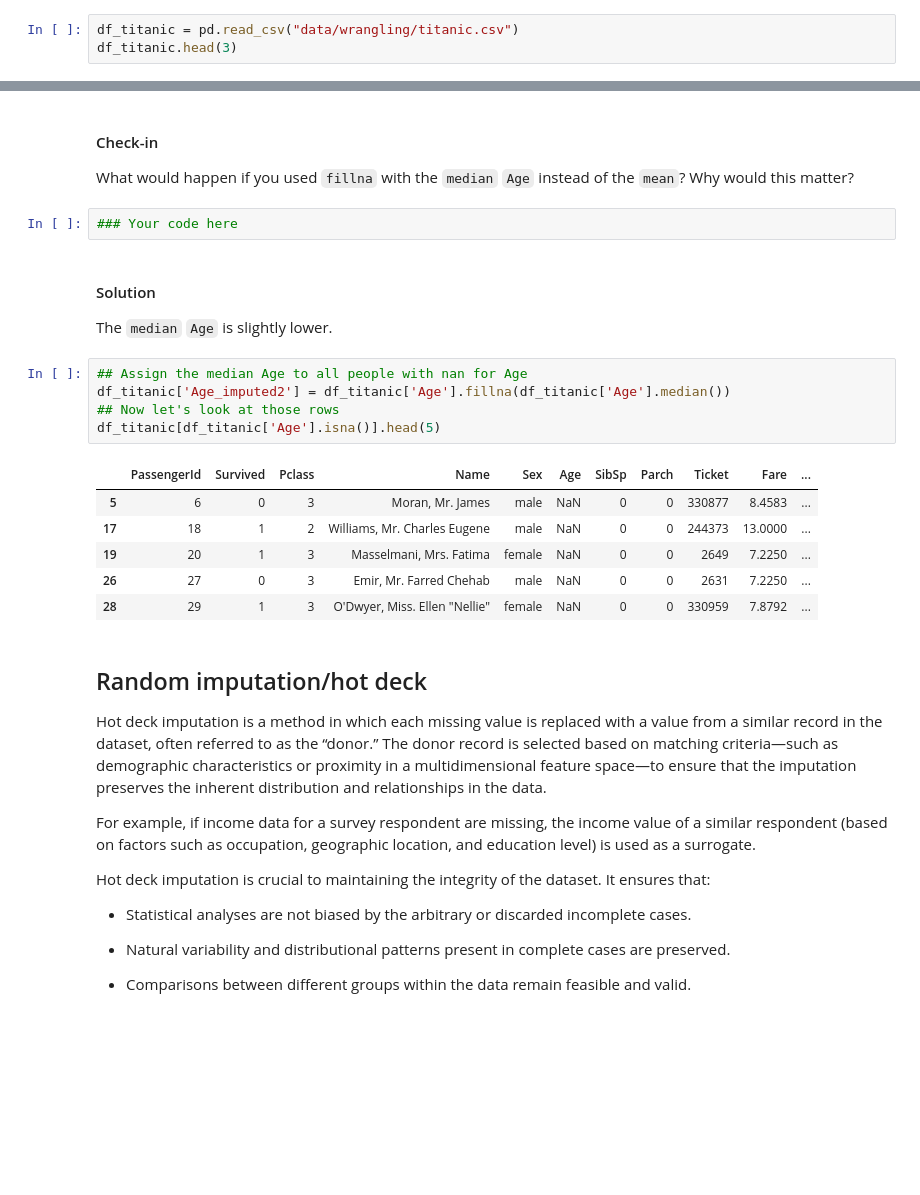
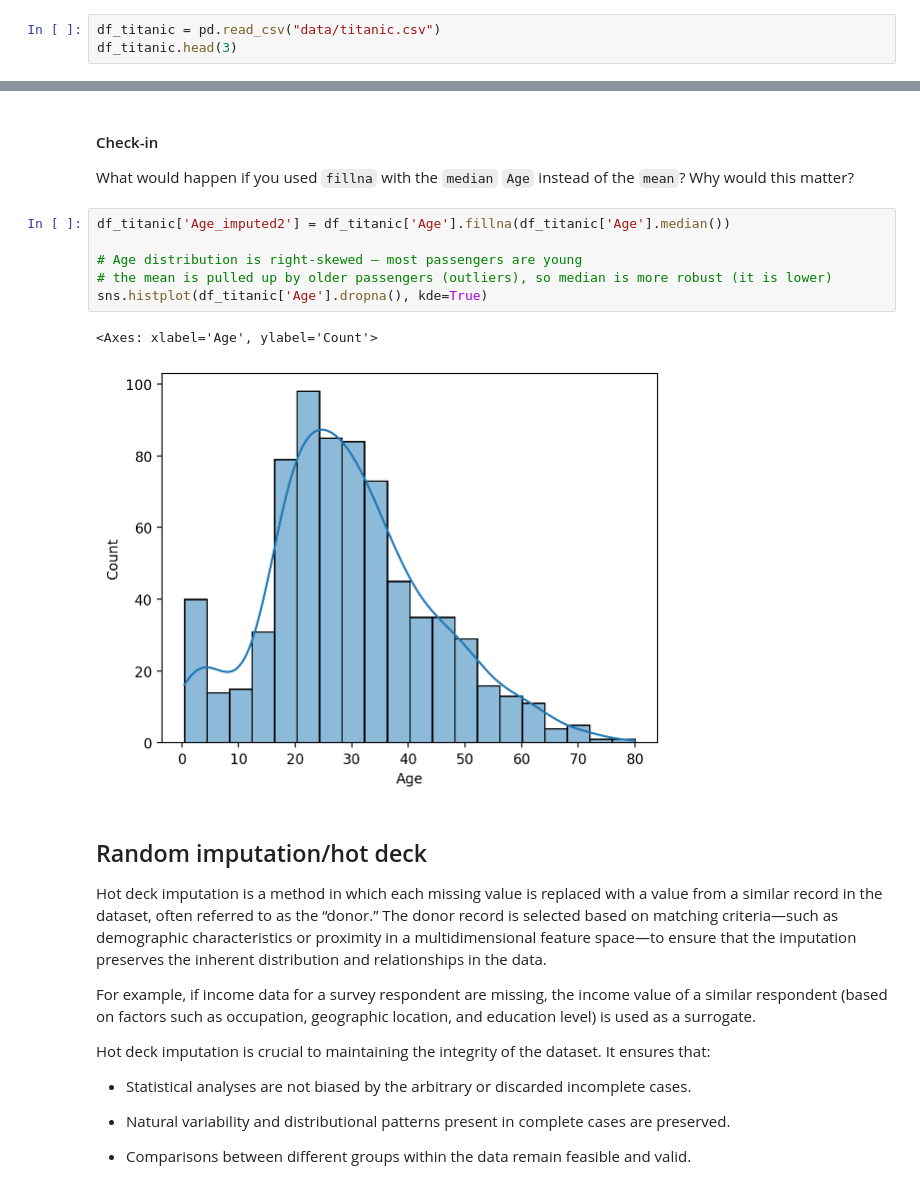
Before and after one commit to 208252/statistics, a Jupyter notebook: 08-wrangling.ipynb, the cells around one changed output, grey strips where cells are left out. Cells and saved outputs as stored; diff of their text form; blank space fills up the shorter version.

```diff
--- a/08-wrangling.ipynb
+++ b/08-wrangling.ipynb
@@ -127,7 +128,7 @@ The [`titanic` dataset](https://www.kaggle.com/c/titanic/data?select=train.csv)
 
 - Commonly used as a tutorial for machine learning, regression, and data wrangling.
 # %%
-df_titanic = pd.read_csv("data/wrangling/titanic.csv")
+df_titanic = pd.read_csv("data/titanic.csv")
 df_titanic.head(3)
 # %% [output]
 |  | PassengerId | Survived | Pclass | Name | Sex | Age | SibSp | Parch | Ticket | Fare | ... |
@@ -417,23 +407,14 @@ sns.barplot(data = df_titanic, x = 'Pclass', y = 'Age');
 
 What would happen if you used `fillna` with the `median` `Age` instead of the `mean`? Why would this matter?
 # %%
-### Your code here
+df_titanic['Age_imputed2'] = df_titanic['Age'].fillna(df_titanic['Age'].median())
+
+# Age distribution is right-skewed — most passengers are young
+# the mean is pulled up by older passengers (outliers), so median is more robust (it is lower)
+sns.histplot(df_titanic['Age'].dropna(), kde=True)
+# %% [output]
+<Axes: xlabel='Age', ylabel='Count'>
+[figure, added]
-# %% [markdown]
-#### Solution
-
-The `median` `Age` is slightly lower.
-# %%
-## Assign the median Age to all people with nan for Age
-df_titanic['Age_imputed2'] = df_titanic['Age'].fillna(df_titanic['Age'].median())
-## Now let's look at those rows
-df_titanic[df_titanic['Age'].isna()].head(5)
-# %% [output]
-|  | PassengerId | Survived | Pclass | Name | Sex | Age | SibSp | Parch | Ticket | Fare | ... |
-| 5 | 6 | 0 | 3 | Moran, Mr. James | male | NaN | 0 | 0 | 330877 | 8.4583 | ... |
-| 17 | 18 | 1 | 2 | Williams, Mr. Charles Eugene | male | NaN | 0 | 0 | 244373 | 13.0000 | ... |
-| 19 | 20 | 1 | 3 | Masselmani, Mrs. Fatima | female | NaN | 0 | 0 | 2649 | 7.2250 | ... |
-| 26 | 27 | 0 | 3 | Emir, Mr. Farred Chehab | male | NaN | 0 | 0 | 2631 | 7.2250 | ... |
-| 28 | 29 | 1 | 3 | O'Dwyer, Miss. Ellen "Nellie" | female | NaN | 0 | 0 | 330959 | 7.8792 | ... |
 # %% [markdown]
 ## Random imputation/hot deck
 
```
Also changed, not shown: parts of 35 cells of this notebook, 9 other files.
